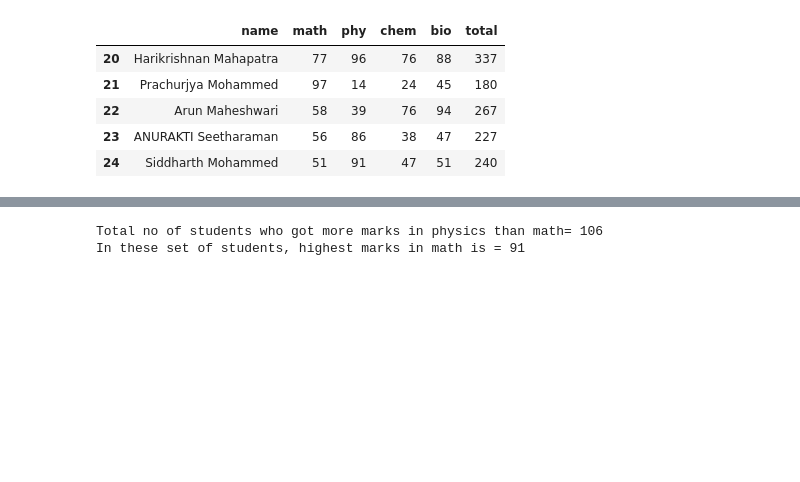
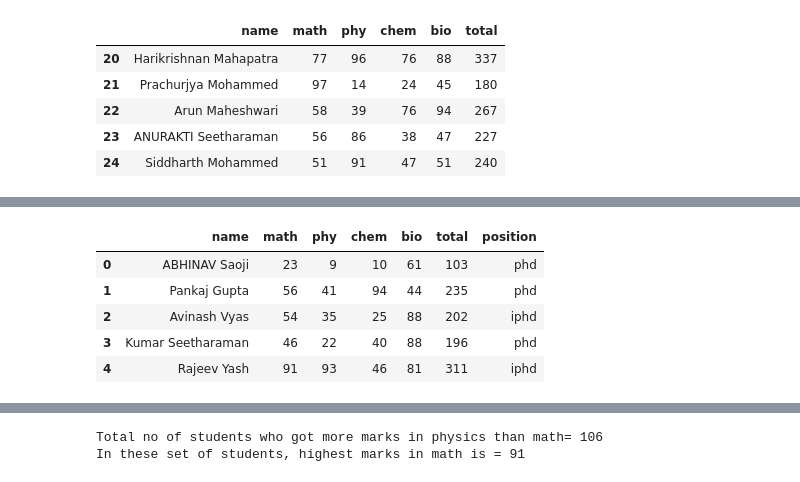
Before and after one commit to alaha999/MLPhyCourse, a Jupyter notebook: week1/tutorials_basic/pandas_basic.ipynb, the cells around one changed output, grey strips where cells are left out. Cells and saved outputs as stored; diff of their text form; code cells hidden in the pictures; blank space fills up the shorter version.

```diff
--- a/week1/tutorials_basic/pandas_basic.ipynb
+++ b/week1/tutorials_basic/pandas_basic.ipynb
@@ -166,0 +258,13 @@ df_2.head()
+# %%
+## Let's create a column with designation of the student
+import random
+df['position']= [random.choice(['phd','iphd','bsms']) for i in range(200)]
+
+df.head()
+# %% [output]
+|  | name | math | phy | chem | bio | total | position |
+| 0 | ABHINAV Saoji | 23 | 9 | 10 | 61 | 103 | phd |
+| 1 | Pankaj Gupta | 56 | 41 | 94 | 44 | 235 | phd |
+| 2 | Avinash Vyas | 54 | 35 | 25 | 88 | 202 | iphd |
+| 3 | Kumar Seetharaman | 46 | 22 | 40 | 88 | 196 | phd |
+| 4 | Rajeev Yash | 91 | 93 | 46 | 81 | 311 | iphd |
```
Also changed, not shown: parts of 25 cells of this notebook.
